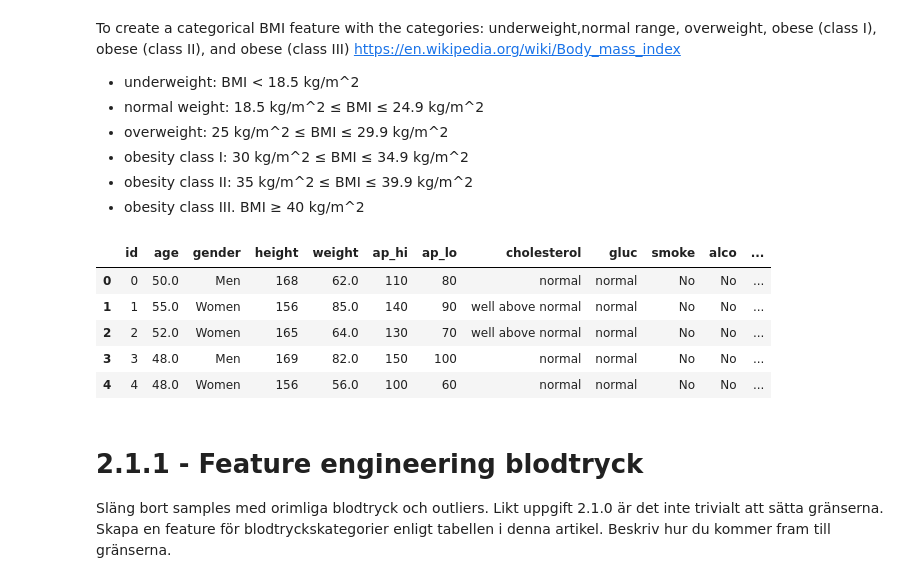
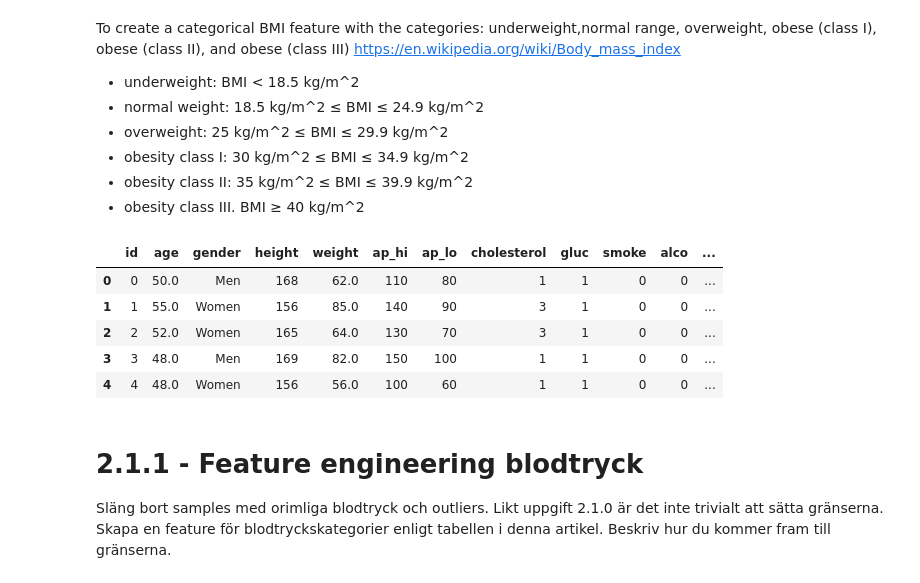
Before and after one commit to VineelaNedunuri/Machine-Learning-vineela-nedunuri, a Jupyter notebook: Labb/Disease _prediction.ipynb, the cells around one changed output. Cells and saved outputs as stored; diff of their text form; code cells hidden in the pictures.

```diff
--- a/Labb/Disease _prediction.ipynb
+++ b/Labb/Disease _prediction.ipynb
@@ -18,6 +18,3 @@ df.head()
 | 2 | 2 | 18857 | 1 | 165 | 64.0 | 130 | 70 | 3 | 1 | 0 | 0 | ... |
 | 3 | 3 | 17623 | 2 | 169 | 82.0 | 150 | 100 | 1 | 1 | 0 | 0 | ... |
 | 4 | 4 | 17474 | 1 | 156 | 56.0 | 100 | 60 | 1 | 1 | 0 | 0 | ... |
-# %%
-data = df.copy(deep=True)
-data.head(3)
@@ -42,3 +34,5 @@ data.head(3)
 - alco: Alcohol intake - binary : 0: No, 1: yes
 - active : Physical activity - binary : 0: No, 1: yes
 - cardio: Presence or absence of cardiovascular disease - binary: 0: No, 1: yes
+# %%
+data['gender'].replace({1:'Women', 2:'Men'}, inplace=True)
@@ -44,0 +41,3 @@ data.head(3)
+# %%
+data['age']= round(data['age']/365)
+data['age'].head()
@@ -268,8 +261,8 @@ Body mass index (BMI):
 Data frame weight in kg and height in cm, so we can covert to meters by 1m = 100 cm
 # %%
 # calculate BMI of each person in  tha data
-df['BMI'] = df['weight']/(df['height']/100)**2
-df['BMI']= round(df['BMI'],1)
-df.head()
+data['BMI'] = data['weight']/(data['height']/100)**2
+data['BMI']= round(data['BMI'],1)
+data.head()
 # %% [output]
 |  | id | age | gender | height | weight | ap_hi | ap_lo | cholesterol | gluc | smoke | alco | ... |
@@ -351,28 +344,28 @@ To create a categorical BMI feature with the categories: underweight,normal rang
 # %%
  # function define categorical BMI
 def categorical_BMI(BMI):
     if BMI < 18.5:
         return 'underweight'
     elif 18.5 <= BMI <= 24.9:
         return 'normal range'
     elif 25 <= BMI <= 29.9:
         return 'overweight'
     elif 30 <= BMI <= 34.9:
         return 'obese (class I)'
     elif 35 <= BMI <= 39.9:
         return 'obese (class II)'
     else:
         return 'obese (class III)'
 
-df['BMI_category'] = df['BMI'].apply(categorical_BMI)
-df.head()
+data['BMI_category'] = data['BMI'].apply(categorical_BMI)
+data.head()
 # %% [output]
 |  | id | age | gender | height | weight | ap_hi | ap_lo | cholesterol | gluc | smoke | alco | ... |
-| 0 | 0 | 50.0 | Men | 168 | 62.0 | 110 | 80 | normal | normal | No | No | ... |
-| 1 | 1 | 55.0 | Women | 156 | 85.0 | 140 | 90 | well above normal | normal | No | No | ... |
-| 2 | 2 | 52.0 | Women | 165 | 64.0 | 130 | 70 | well above normal | normal | No | No | ... |
-| 3 | 3 | 48.0 | Men | 169 | 82.0 | 150 | 100 | normal | normal | No | No | ... |
-| 4 | 4 | 48.0 | Women | 156 | 56.0 | 100 | 60 | normal | normal | No | No | ... |
+| 0 | 0 | 50.0 | Men | 168 | 62.0 | 110 | 80 | 1 | 1 | 0 | 0 | ... |
+| 1 | 1 | 55.0 | Women | 156 | 85.0 | 140 | 90 | 3 | 1 | 0 | 0 | ... |
+| 2 | 2 | 52.0 | Women | 165 | 64.0 | 130 | 70 | 3 | 1 | 0 | 0 | ... |
+| 3 | 3 | 48.0 | Men | 169 | 82.0 | 150 | 100 | 1 | 1 | 0 | 0 | ... |
+| 4 | 4 | 48.0 | Women | 156 | 56.0 | 100 | 60 | 1 | 1 | 0 | 0 | ... |
 # %% [markdown]
 # 2.1.1 - Feature engineering blodtryck
 Släng bort samples med orimliga blodtryck och outliers. Likt uppgift 2.1.0 är det inte trivialt att sätta
```
Also changed, not shown: parts of 33 cells of this notebook, 1 other file.
